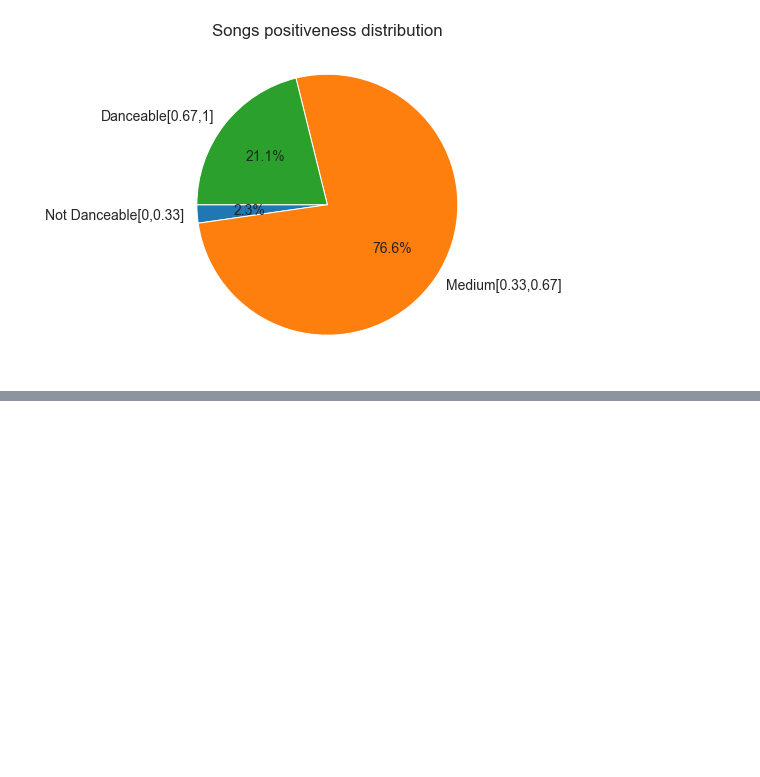
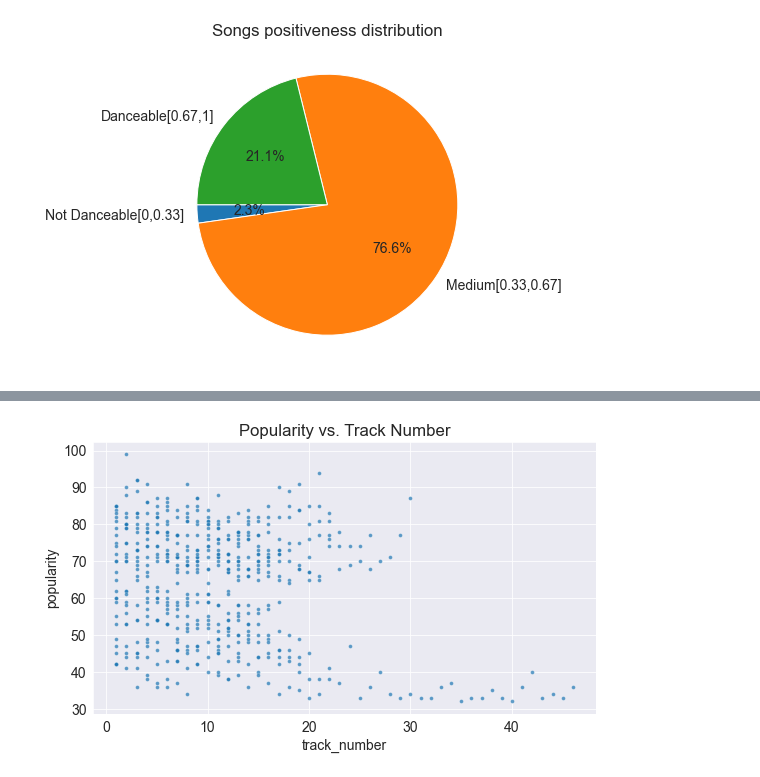
Before and after one commit to hoseinmrh/Taylor-Swift-Songs-Data-Analysis, a Jupyter notebook: Taylor Swift Data Analysis.ipynb, the cells around one changed output, grey strips where cells are left out. Saved outputs shown, nothing was run; the diff lists cells and outputs as text; code cells hidden in the pictures; blank space fills up the shorter version.

```diff
--- a/Taylor Swift Data Analysis.ipynb
+++ b/Taylor Swift Data Analysis.ipynb
@@ -792,0 +804,7 @@ plt.pie(songs_count, labels=labels, autopct='%1.1f%%', startangle=180)
+# %%
+plt.title('Popularity vs. Track Number')
+sns.scatterplot(data=df, x='track_number', y='popularity', alpha=0.7, s=15);
+
+## No data!
+# %% [output]
+[figure, added]
```
Also changed, not shown: parts of 5 cells of this notebook.
